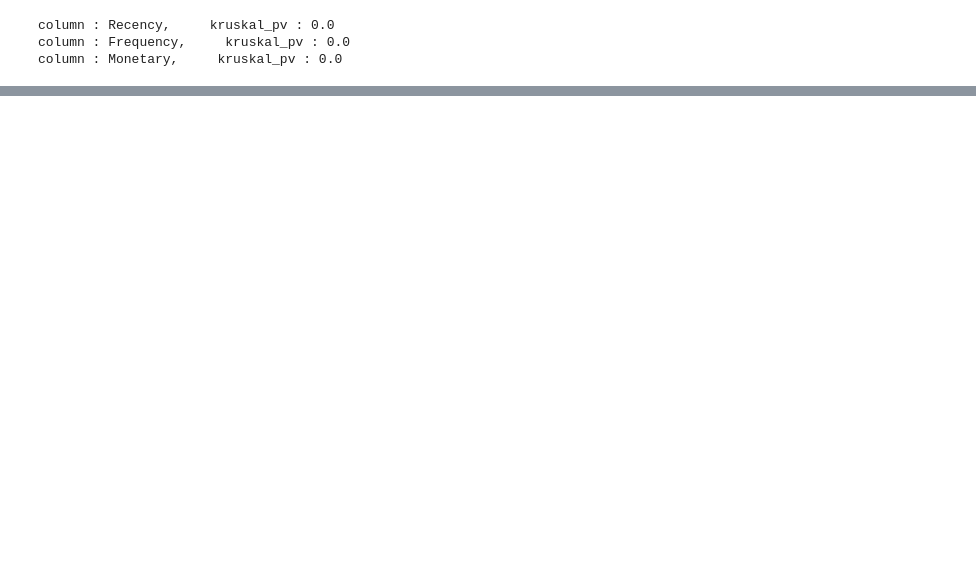
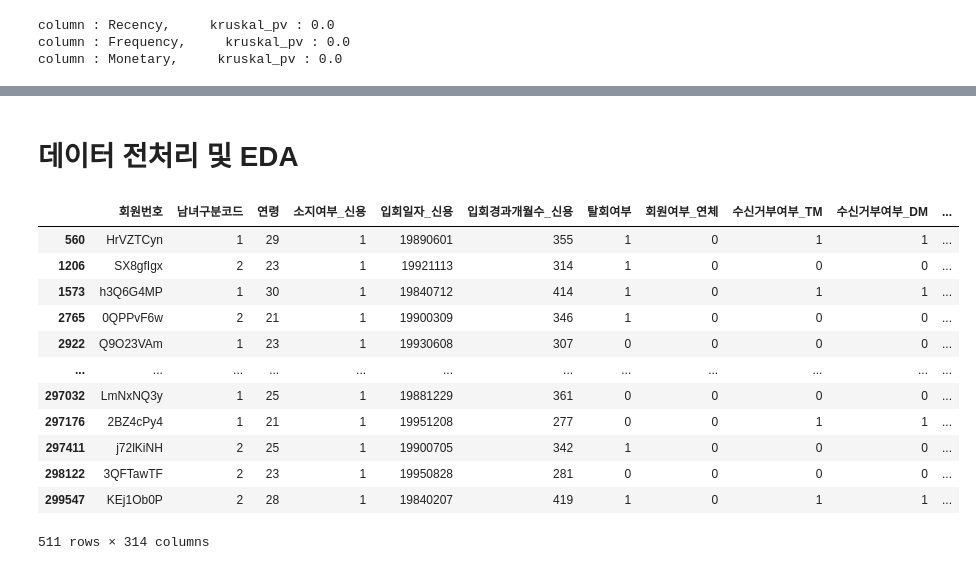
Before and after one commit to Dinoryong/HANACARD, a Jupyter notebook: seunghoon/코드/RFM_Score.ipynb, the cells around one changed output, grey strips where cells are left out. Drawn from its saved outputs; the diff is of its cells as text; code cells hidden in the pictures; blank space fills up the shorter version.

```diff
--- a/seunghoon/코드/RFM_Score.ipynb
+++ b/seunghoon/코드/RFM_Score.ipynb
@@ -269 +273,20 @@ df2.groupby(by = ['RFM_Class'])[['Recency', 'Frequency', 'Monetary']].agg('media
 | 겨울잠고객 | 12.0 | 0.0 | 0.0 |
+# %% [markdown]
+# 데이터 전처리 및 EDA
+# %%
+# 연령 개월수보다 입회경과개월수_신용가 더 큰 것들
+df2[df2['연령'] * 12 >= df2['입회경과개월수_신용']]
+# %% [output]
+|  | 회원번호 | 남녀구분코드 | 연령 | 소지여부_신용 | 입회일자_신용 | 입회경과개월수_신용 | 탈회여부 | 회원여부_연체 | 수신거부여부_TM | 수신거부여부_DM | ... |
+| 560 | HrVZTCyn | 1 | 29 | 1 | 19890601 | 355 | 1 | 0 | 1 | 1 | ... |
+| 1206 | SX8gfIgx | 2 | 23 | 1 | 19921113 | 314 | 1 | 0 | 0 | 0 | ... |
+| 1573 | h3Q6G4MP | 1 | 30 | 1 | 19840712 | 414 | 1 | 0 | 1 | 1 | ... |
+| 2765 | 0QPPvF6w | 2 | 21 | 1 | 19900309 | 346 | 1 | 0 | 0 | 0 | ... |
+| 2922 | Q9O23VAm | 1 | 23 | 1 | 19930608 | 307 | 0 | 0 | 0 | 0 | ... |
+| ... | ... | ... | ... | ... | ... | ... | ... | ... | ... | ... | ... |
+| 297032 | LmNxNQ3y | 1 | 25 | 1 | 19881229 | 361 | 0 | 0 | 0 | 0 | ... |
+| 297176 | 2BZ4cPy4 | 1 | 21 | 1 | 19951208 | 277 | 0 | 0 | 1 | 1 | ... |
+| 297411 | j72lKiNH | 2 | 25 | 1 | 19900705 | 342 | 1 | 0 | 0 | 0 | ... |
+| 298122 | 3QFTawTF | 2 | 23 | 1 | 19950828 | 281 | 0 | 0 | 0 | 0 | ... |
+| 299547 | KEj1Ob0P | 2 | 28 | 1 | 19840207 | 419 | 1 | 0 | 1 | 1 | ... |
+511 rows × 314 columns
```
Also changed, not shown: parts of 18 cells of this notebook.
